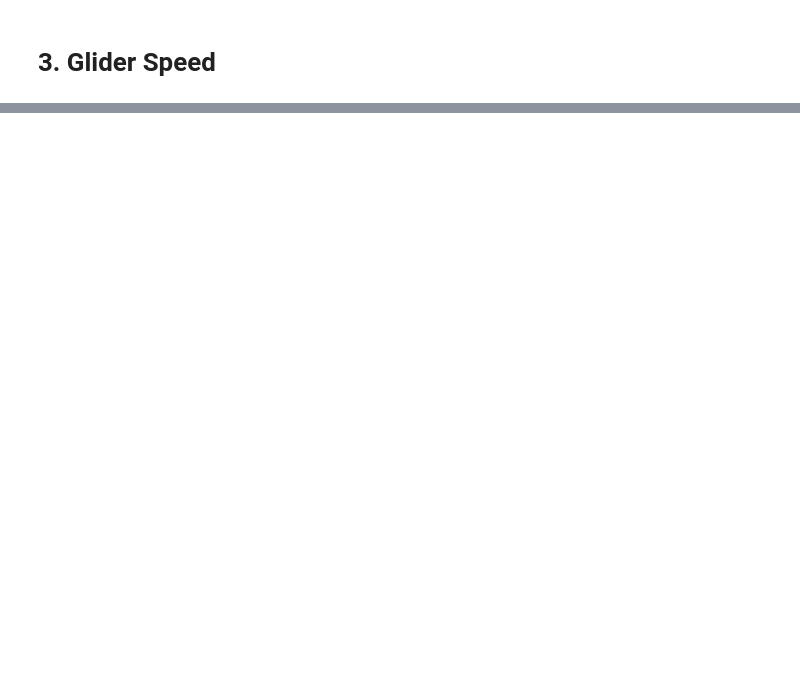
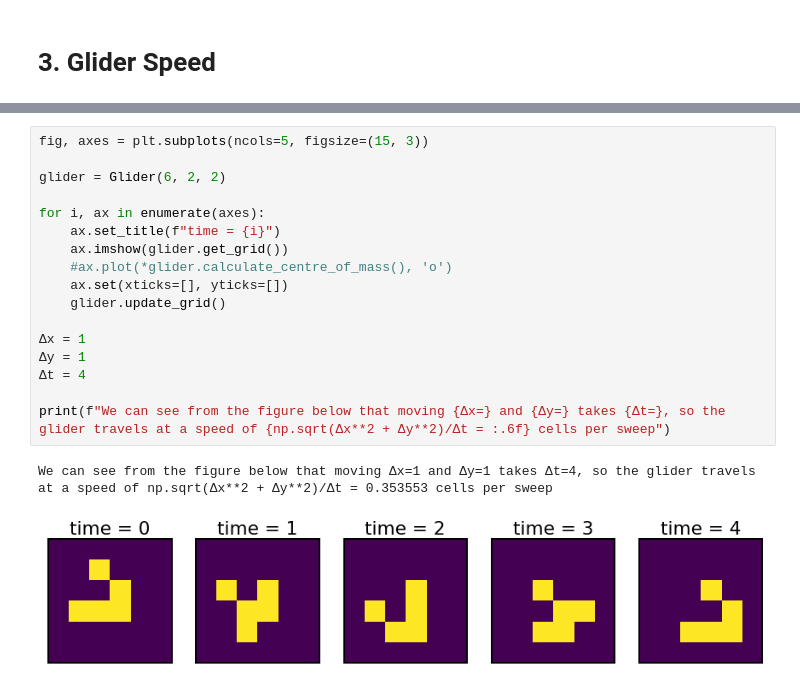
Before and after one commit to E-W-Jones/modelling-and-visualisation-in-physics, a Jupyter notebook: Checkpoint2/Checkpoint2.ipynb, the cells around one changed output, grey strips where cells are left out. Saved outputs shown, nothing was run; the diff lists cells and outputs as text; blank space fills up the shorter version.

```diff
--- a/Checkpoint2/Checkpoint2.ipynb
+++ b/Checkpoint2/Checkpoint2.ipynb
@@ -60,0 +42,20 @@ Average glider speed is: 0.3536 cells per sweep
+# %%
+fig, axes = plt.subplots(ncols=5, figsize=(15, 3))
+
+glider = Glider(6, 2, 2)
+
+for i, ax in enumerate(axes):
+    ax.set_title(f"time = {i}")
+    ax.imshow(glider.get_grid())
+    #ax.plot(*glider.calculate_centre_of_mass(), 'o')
+    ax.set(xticks=[], yticks=[])
+    glider.update_grid()
+
+Δx = 1
+Δy = 1
+Δt = 4
+
+print(f"We can see from the figure below that moving {Δx=} and {Δy=} takes {Δt=}, so the glider travels at a speed of {np.sqrt(Δx**2 + Δy**2)/Δt = :.6f} cells per sweep")
+# %% [output]
+We can see from the figure below that moving Δx=1 and Δy=1 takes Δt=4, so the glider travels at a speed of np.sqrt(Δx**2 + Δy**2)/Δt = 0.353553 cells per sweep
+[figure, added]
```
Also changed, not shown: parts of 9 cells of this notebook, 1 other file.
